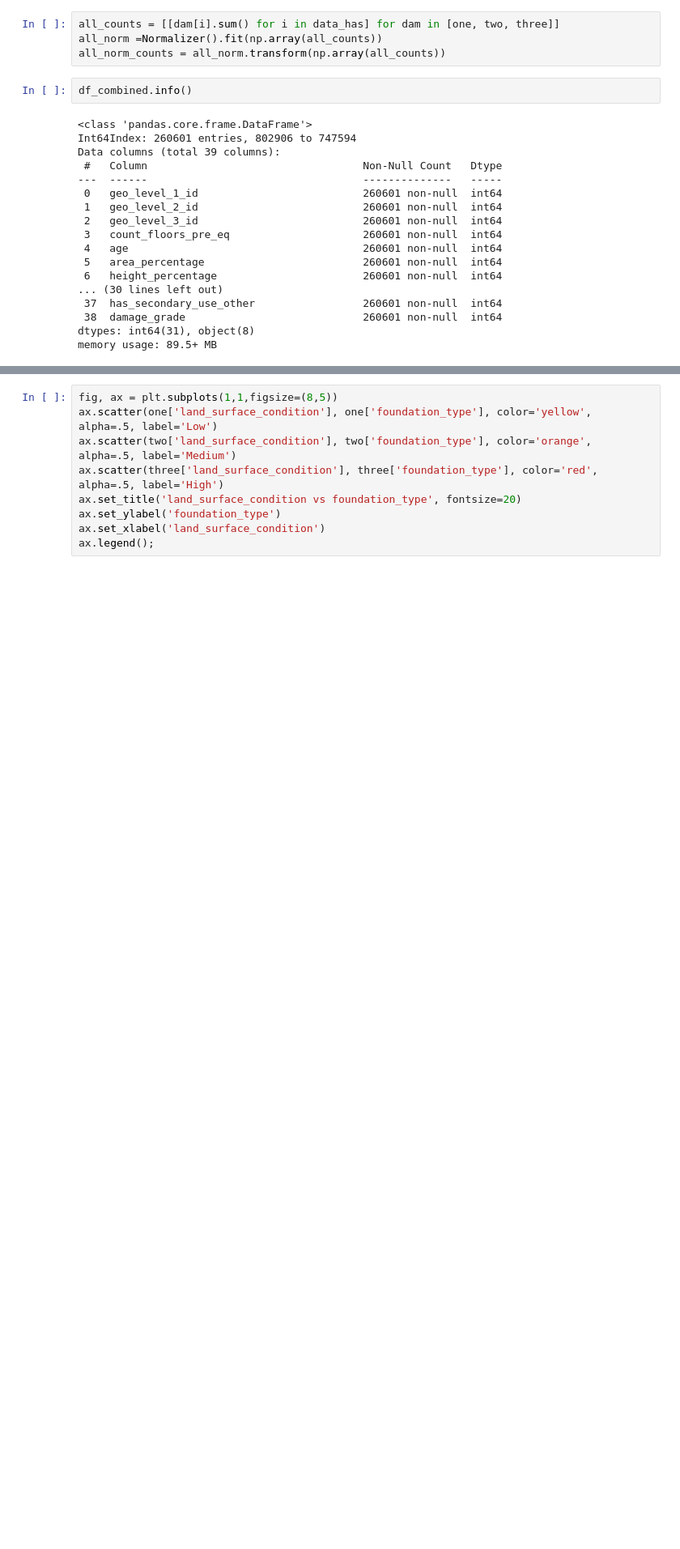
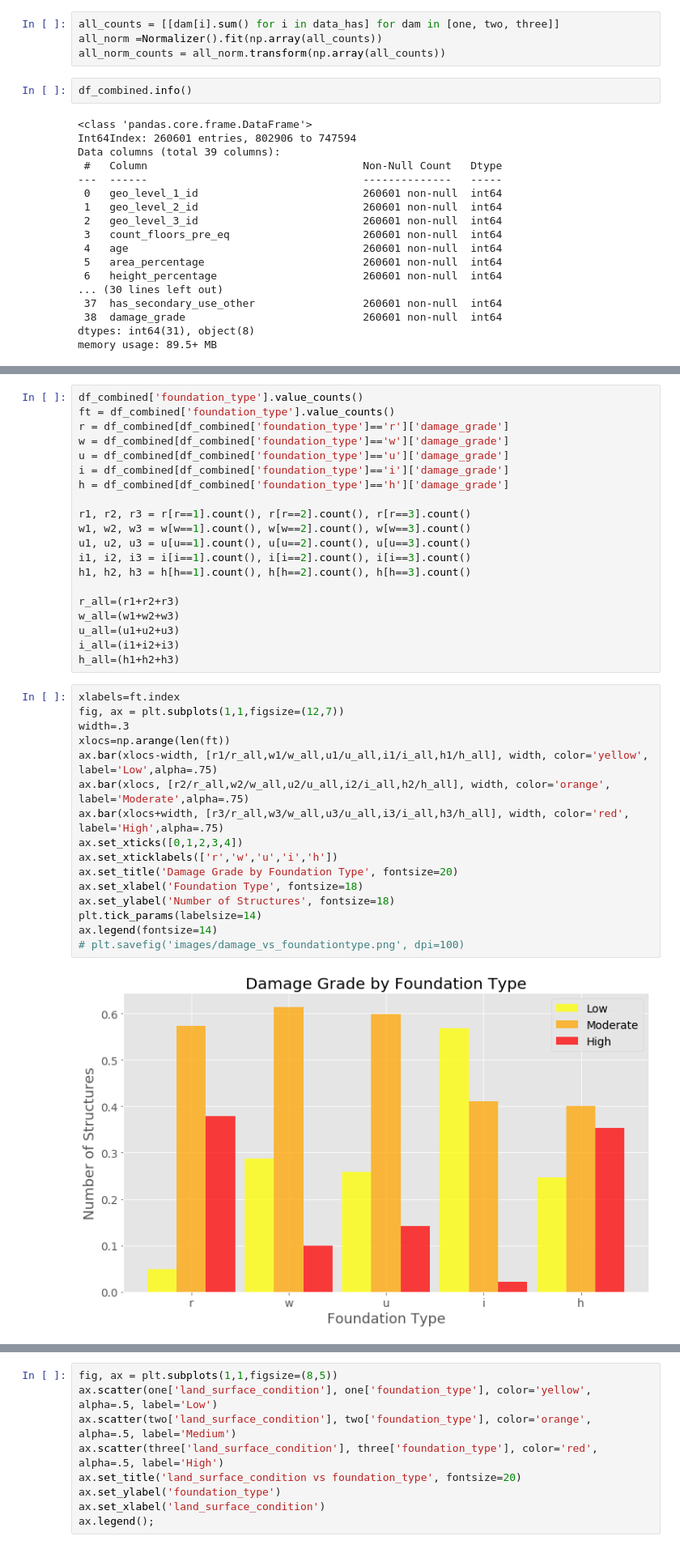
Before and after one commit to rumbelievable/earthquake_predictor, a Jupyter notebook: notebooks/eda.ipynb, the cells around one changed output, grey strips where cells are left out. Shown at 81% size. Drawn from its saved outputs; the diff is of its cells as text; blank space fills up the shorter version.

```diff
--- a/notebooks/eda.ipynb
+++ b/notebooks/eda.ipynb
@@ -388,0 +390,38 @@ Name: roof_type, dtype: int64
+# %%
+df_combined['foundation_type'].value_counts()
+ft = df_combined['foundation_type'].value_counts()
+r = df_combined[df_combined['foundation_type']=='r']['damage_grade']
+w = df_combined[df_combined['foundation_type']=='w']['damage_grade']
+u = df_combined[df_combined['foundation_type']=='u']['damage_grade']
+i = df_combined[df_combined['foundation_type']=='i']['damage_grade']
+h = df_combined[df_combined['foundation_type']=='h']['damage_grade']
+
+r1, r2, r3 = r[r==1].count(), r[r==2].count(), r[r==3].count()
+w1, w2, w3 = w[w==1].count(), w[w==2].count(), w[w==3].count()
+u1, u2, u3 = u[u==1].count(), u[u==2].count(), u[u==3].count()
+i1, i2, i3 = i[i==1].count(), i[i==2].count(), i[i==3].count()
+h1, h2, h3 = h[h==1].count(), h[h==2].count(), h[h==3].count()
+
+r_all=(r1+r2+r3)
+w_all=(w1+w2+w3)
+u_all=(u1+u2+u3)
+i_all=(i1+i2+i3)
+h_all=(h1+h2+h3)
+# %%
+xlabels=ft.index
+fig, ax = plt.subplots(1,1,figsize=(12,7))
+width=.3
+xlocs=np.arange(len(ft))
+ax.bar(xlocs-width, [r1/r_all,w1/w_all,u1/u_all,i1/i_all,h1/h_all], width, color='yellow', label='Low',alpha=.75)
+ax.bar(xlocs, [r2/r_all,w2/w_all,u2/u_all,i2/i_all,h2/h_all], width, color='orange', label='Moderate',alpha=.75)
+ax.bar(xlocs+width, [r3/r_all,w3/w_all,u3/u_all,i3/i_all,h3/h_all], width, color='red', label='High',alpha=.75)
+ax.set_xticks([0,1,2,3,4])
+ax.set_xticklabels(['r','w','u','i','h'])
+ax.set_title('Damage Grade by Foundation Type', fontsize=20)
+ax.set_xlabel('Foundation Type', fontsize=18)
+ax.set_ylabel('Number of Structures', fontsize=18)
+plt.tick_params(labelsize=14)
+ax.legend(fontsize=14)
+# plt.savefig('images/damage_vs_foundationtype.png', dpi=100)
+# %% [output]
+[figure, added]
```
Also changed, not shown: parts of 28 cells of this notebook, 1 other file.
